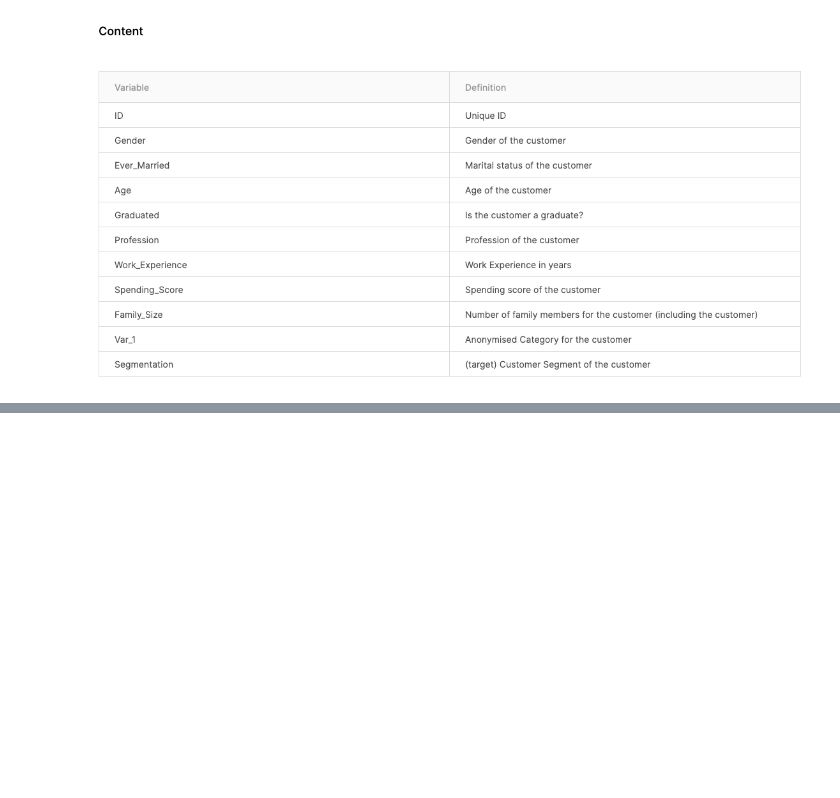
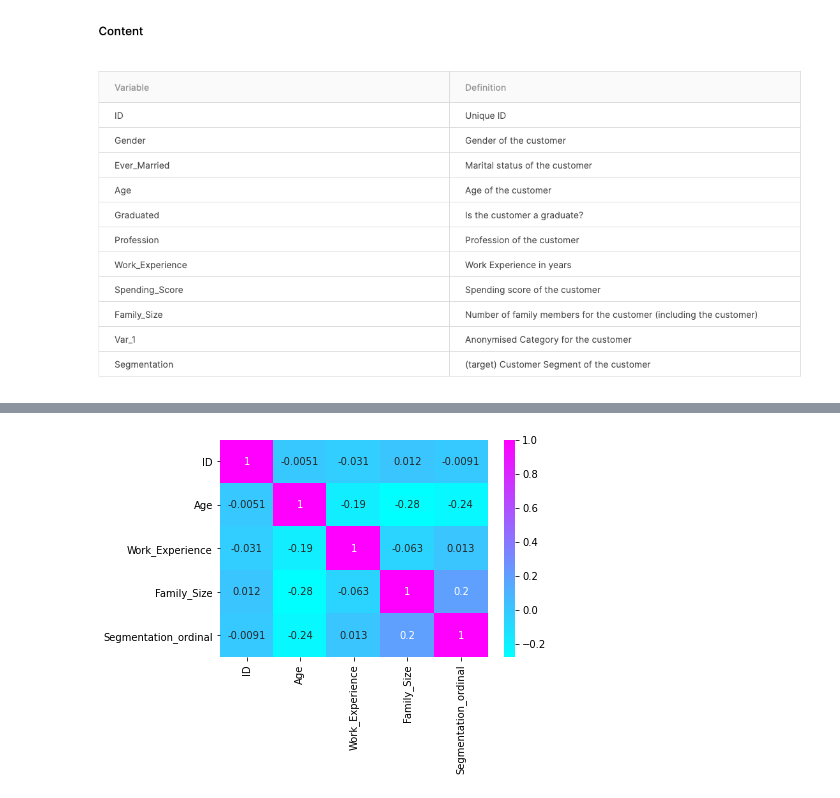
Before and after one commit to jimgrasell/AML, a Jupyter notebook: Project04/Project04-Grasell.ipynb, the cells around one changed output, grey strips where cells are left out. Drawn from its saved outputs; the diff is of its cells as text; code cells hidden in the pictures; blank space fills up the shorter version.

Commit message:
Project 4 Commit

```diff
--- a/Project04/Project04-Grasell.ipynb
+++ b/Project04/Project04-Grasell.ipynb
@@ -12,11 +12,16 @@ import pandas as pd
 from sklearn.model_selection import train_test_split, cross_val_score, GridSearchCV
 # %%
 # Read in the Customer Segmentation data from github
-train_url = 'https://raw.githubusercontent.com/jimgrasell/AML/master/Project04/Data/train.csv'
-test_url = 'https://raw.githubusercontent.com/jimgrasell/AML/master/Project04/Data/test.csv'
+train_url = 'https://raw.githubusercontent.com/jimgrasell/AML/master/Project04/Data/Train.csv'
+test_url = 'https://raw.githubusercontent.com/jimgrasell/AML/master/Project04/Data/Test.csv'
 train_df = pd.read_csv(train_url)
 test_df = pd.read_csv(test_url)
 
-print('Shape of the train_df: ',df.shape)
-print('Shape of the test_df: ',df.shape)
-print(train_df.head())
+# Split target from features and drop unnecessary columns
+X_train = train_df.drop(['ID','Segmentation'], axis=1)
+y_train = train_df['Segmentation']
+X_test = test_df.drop(['ID','Segmentation'], axis=1)
+y_test = test_df['Segmentation']
+
+# Examine the training data
+X_train.head()
@@ -22,0 +38,24 @@ print(train_df.head())
+# %%
+# Create an ordinal variable for Segmentation
+def recode(x):
+    if x == 'A':
+        return 1
+    elif x == 'B':
+        return 2
+    elif x == 'C':
+        return 3
+    elif x == 'D':
+        return 4
+
+train_df['Segmentation_ordinal'] = train_df['Segmentation'].apply(recode)
+# %%
+import pandas as pd
+import seaborn as sns
+
+g = sns.heatmap(train_df.corr(),
+                annot=True,
+                cmap = "cool")
+
+# The correlations indicate that ID (as expected) and Work_Experience are not correlated with Segmentation and can be excluded from the modeling.
+# %% [output]
+[figure, added]
```
Also changed, not shown: parts of 25 cells of this notebook.
